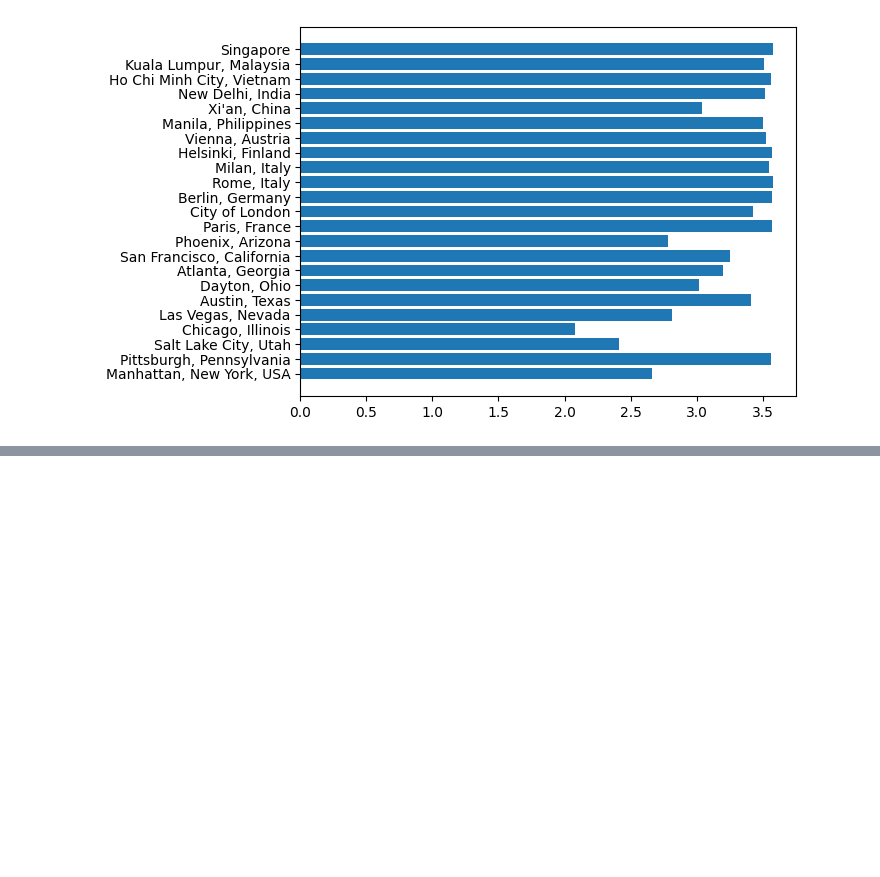
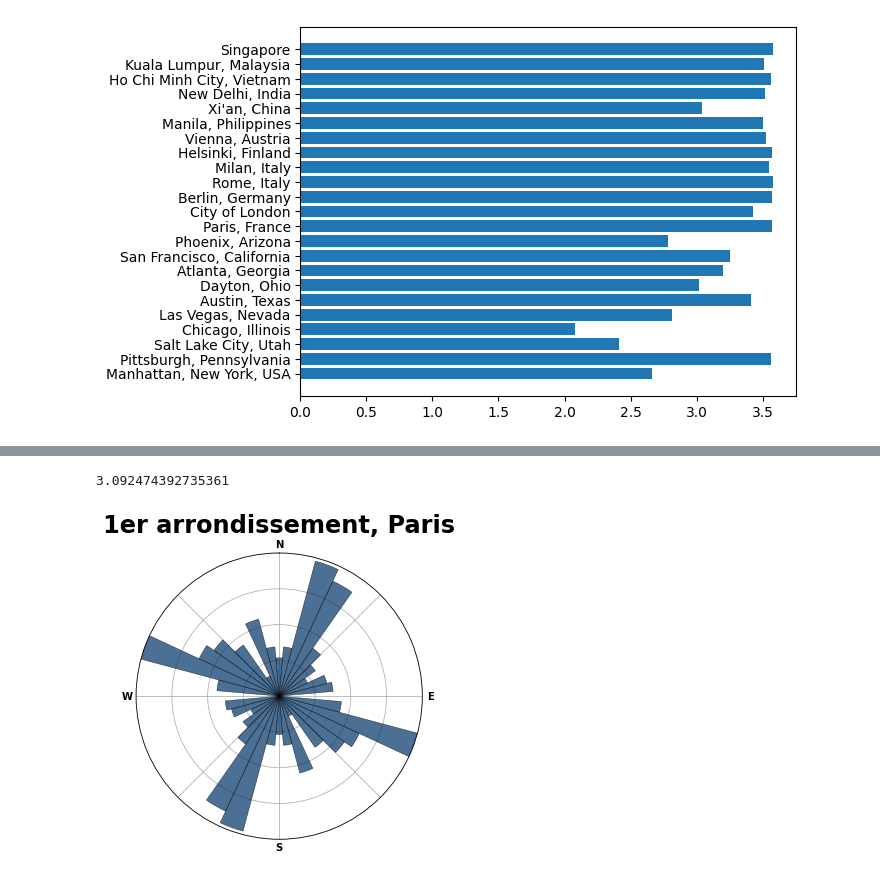
Before and after one commit to jzh001/medium, a Jupyter notebook: Road Bearings.ipynb, the cells around one changed output, grey strips where cells are left out. Cells and saved outputs as stored; diff of their text form; code cells hidden in the pictures; blank space fills up the shorter version.

```diff
--- a/Road Bearings.ipynb
+++ b/Road Bearings.ipynb
@@ -75,0 +86,5 @@ plt.barh(list(bearingEntropy.keys()), bearingEntropy.values())
+# %%
+getRoadBearings("1er arrondissement, Paris")
+# %% [output]
+3.092474392735361
+[figure, added]
```
Also changed, not shown: parts of 9 cells of this notebook.
